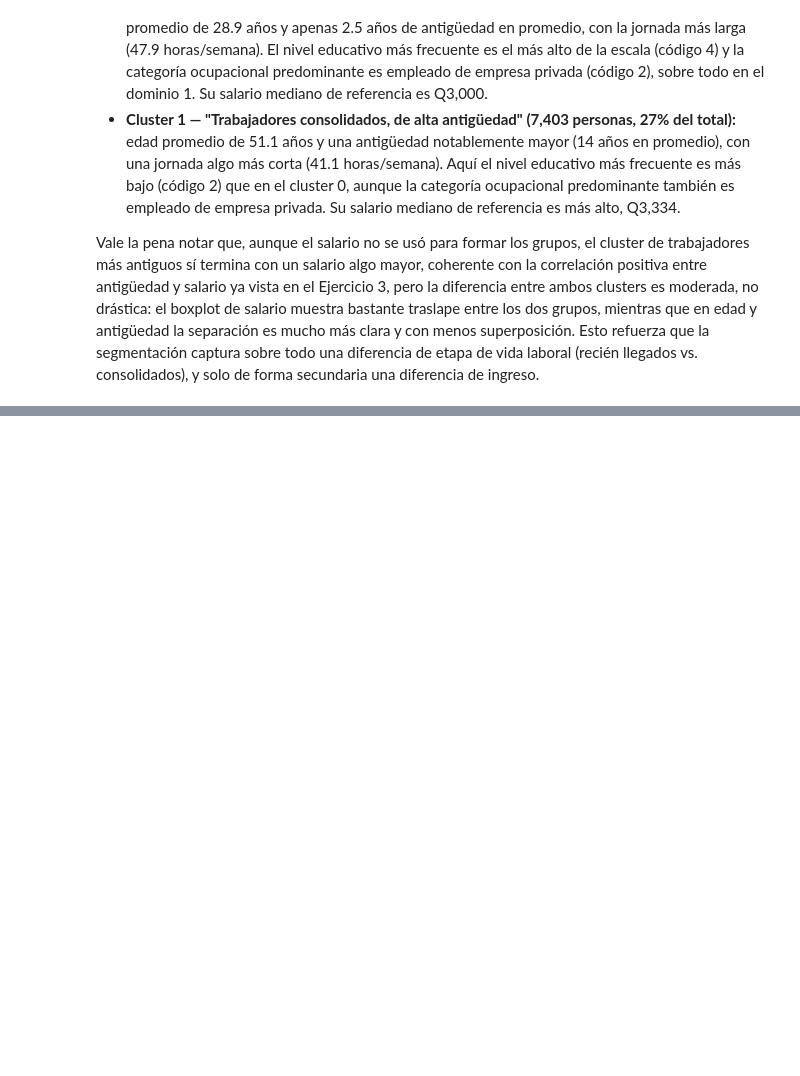
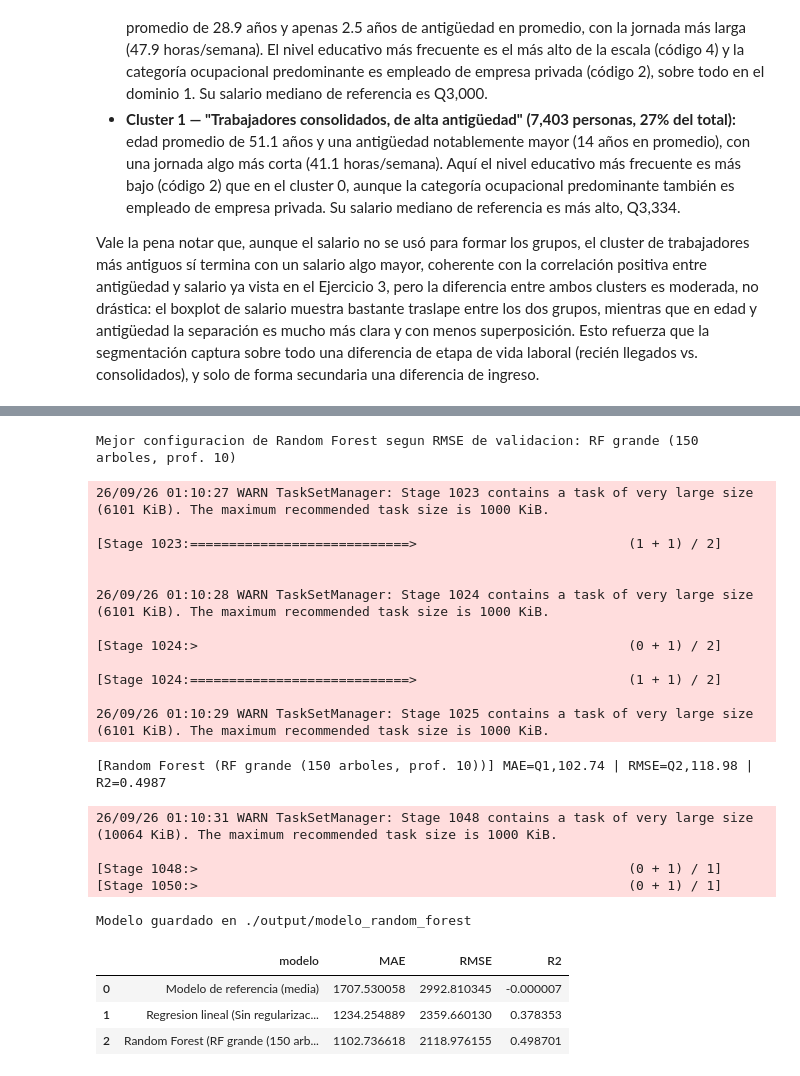
Before and after one commit to Ikeel04/Labs-DS, a Jupyter notebook: Lab7/Laboratorio_7_Spark_MLlib.ipynb, the cells around one changed output, grey strips where cells are left out. Cells and saved outputs as stored; diff of their text form; code cells hidden in the pictures; blank space fills up the shorter version.

```diff
--- a/Lab7/Laboratorio_7_Spark_MLlib.ipynb
+++ b/Lab7/Laboratorio_7_Spark_MLlib.ipynb
@@ -988,0 +1273,36 @@ la segmentación captura sobre todo una diferencia de etapa de vida laboral
+# %%
+mejor_cfg_rf = tabla_config_rf.loc[tabla_config_rf["RMSE"].idxmin(), "nombre"]
+mejor_modelo_rf = modelos_rf[mejor_cfg_rf]
+print("Mejor configuracion de Random Forest segun RMSE de validacion:", mejor_cfg_rf)
+
+resultados.append(evaluar(mejor_modelo_rf.transform(val_df), f"Random Forest ({mejor_cfg_rf})"))
+
+mejor_modelo_rf.write().overwrite().save(os.path.join(OUT_DIR, "modelo_random_forest"))
+print("Modelo guardado en", os.path.join(OUT_DIR, "modelo_random_forest"))
+
+tabla_comparacion = pd.DataFrame(resultados)
+tabla_comparacion
+# %% [output]
+Mejor configuracion de Random Forest segun RMSE de validacion: RF grande (150 arboles, prof. 10)
+26/09/26 01:10:27 WARN TaskSetManager: Stage 1023 contains a task of very large size (6101 KiB). The maximum recommended task size is 1000 KiB.
+
+[Stage 1023:============================>                           (1 + 1) / 2]
+
+
+26/09/26 01:10:28 WARN TaskSetManager: Stage 1024 contains a task of very large size (6101 KiB). The maximum recommended task size is 1000 KiB.
+
+[Stage 1024:>                                                       (0 + 1) / 2]
+
+[Stage 1024:============================>                           (1 + 1) / 2]
+
+26/09/26 01:10:29 WARN TaskSetManager: Stage 1025 contains a task of very large size (6101 KiB). The maximum recommended task size is 1000 KiB.
+[Random Forest (RF grande (150 arboles, prof. 10))] MAE=Q1,102.74 | RMSE=Q2,118.98 | R2=0.4987
+26/09/26 01:10:31 WARN TaskSetManager: Stage 1048 contains a task of very large size (10064 KiB). The maximum recommended task size is 1000 KiB.
+
+[Stage 1048:>                                                       (0 + 1) / 1]
+[Stage 1050:>                                                       (0 + 1) / 1]
+Modelo guardado en ./output/modelo_random_forest
+|  | modelo | MAE | RMSE | R2 |
+| 0 | Modelo de referencia (media) | 1707.530058 | 2992.810345 | -0.000007 |
+| 1 | Regresion lineal (Sin regularizac... | 1234.254889 | 2359.660130 | 0.378353 |
+| 2 | Random Forest (RF grande (150 arb... | 1102.736618 | 2118.976155 | 0.498701 |
```
Also changed, not shown: parts of 9 cells of this notebook, 2 other files.
